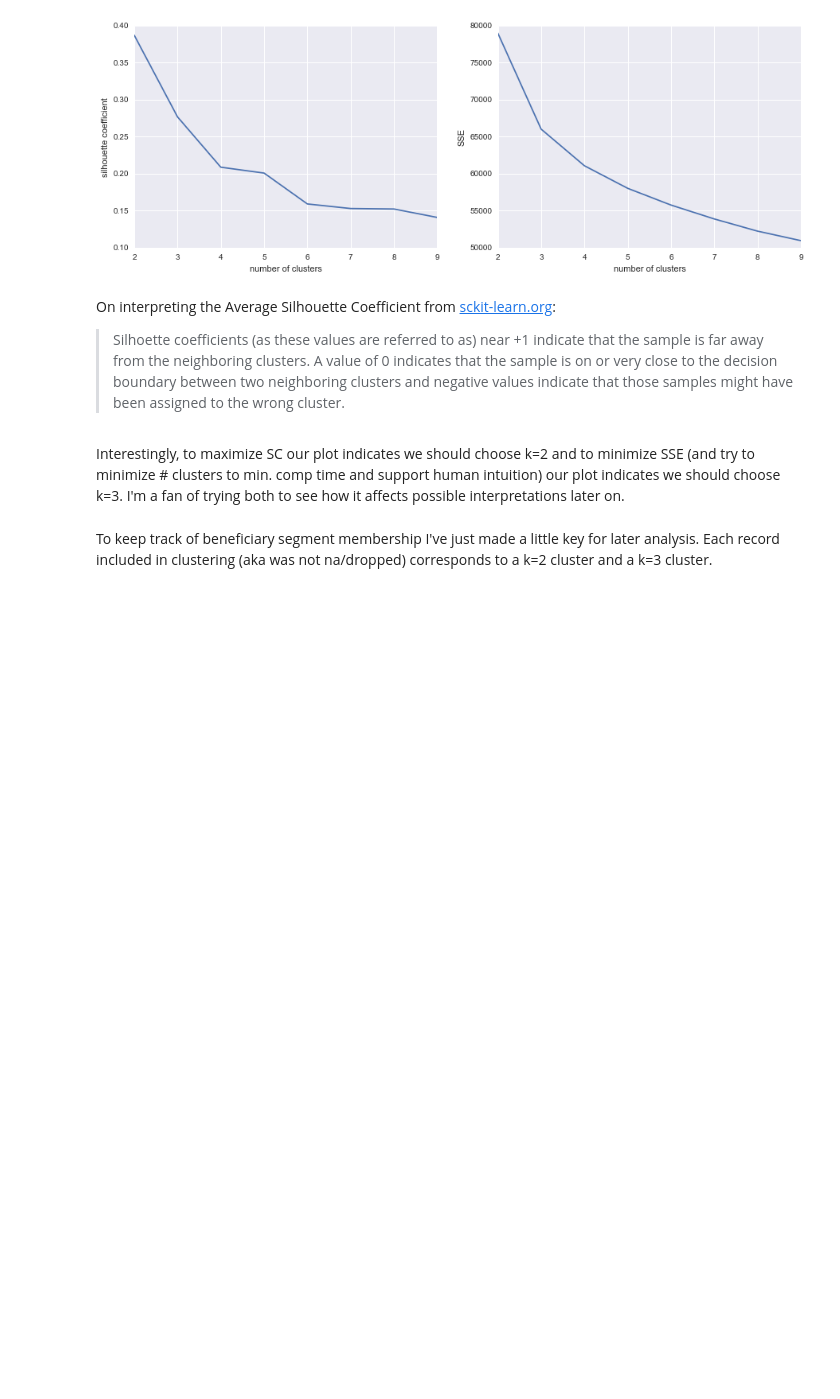
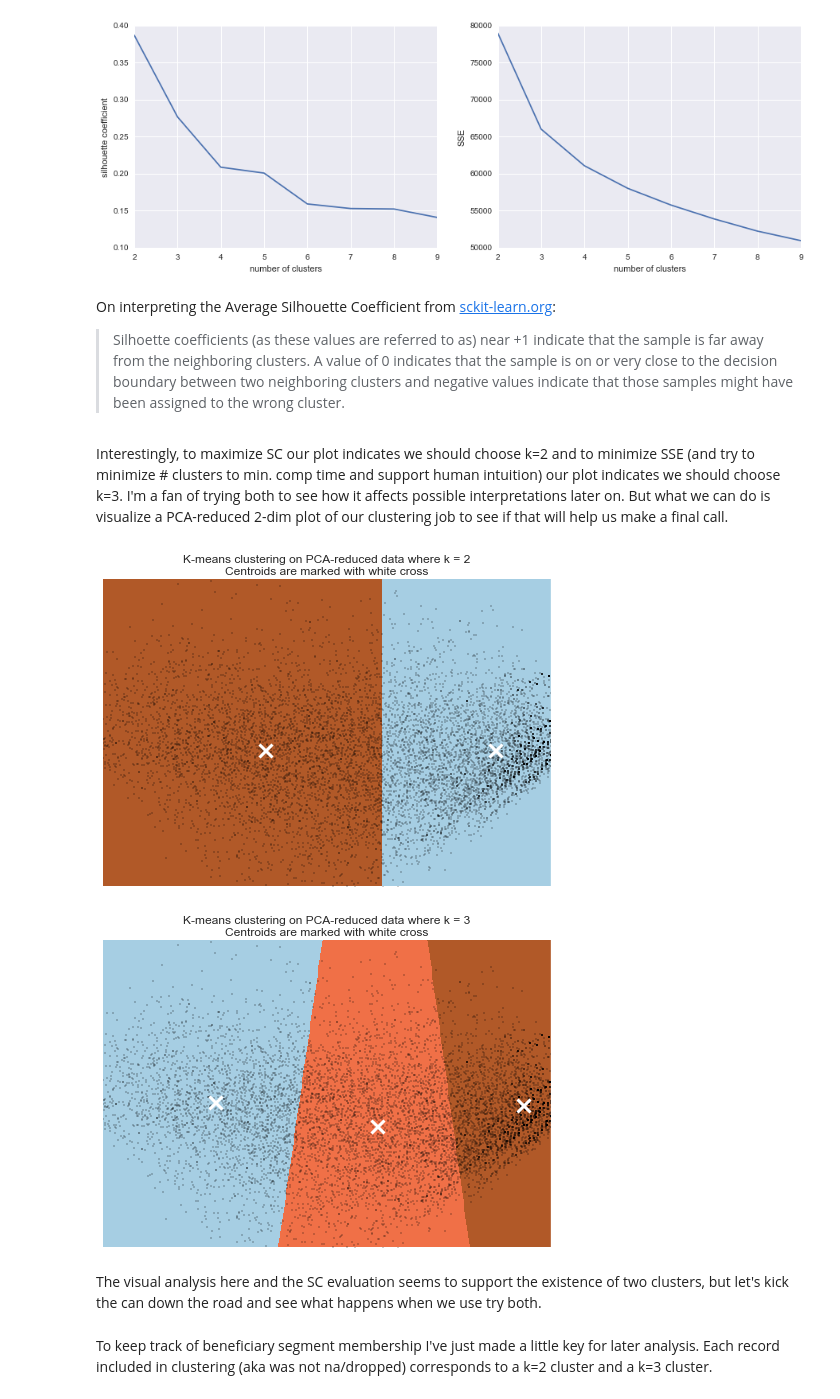
Before and after one commit to cesleem/DAT_SF_14, a Jupyter notebook: project/Cluster Analysis.ipynb, the cells around one changed output. Drawn from its saved outputs; the diff is of its cells as text; code cells hidden in the pictures; blank space fills up the shorter version.

Commit message:
added PCA-reduced KMeans viz for comparing k=2,3

```diff
--- a/project/Cluster Analysis.ipynb
+++ b/project/Cluster Analysis.ipynb
@@ -120,4 +120,4 @@ ax2.set_ylabel('SSE');
 On interpreting the Average Silhouette Coefficient from [sckit-learn.org](http://scikit-learn.org/stable/auto_examples/cluster/plot_kmeans_silhouette_analysis.html):
 > Silhoette coefficients (as these values are referred to as) near +1 indicate that the sample is far away from the neighboring clusters. A value of 0 indicates that the sample is on or very close to the decision boundary between two neighboring clusters and negative values indicate that those samples might have been assigned to the wrong cluster.
 # %% [markdown]
-Interestingly, to maximize SC our plot indicates we should choose k=2 and to minimize SSE (and try to minimize # clusters to min. comp time and support human intuition) our plot indicates we should choose k=3.  I'm a fan of trying both to see how it affects possible interpretations later on.
+Interestingly, to maximize SC our plot indicates we should choose k=2 and to minimize SSE (and try to minimize # clusters to min. comp time and support human intuition) our plot indicates we should choose k=3.  I'm a fan of trying both to see how it affects possible interpretations later on.  But what we can do is visualize a PCA-reduced 2-dim plot of our clustering job to see if that will help us make a final call.
@@ -124,3 +162,17 @@ Interestingly, to maximize SC our plot indicates we should choose k=2 and to min
+# %%
+#@Ceslee: fix graph to plot both ax1 and ax2 not two of the first one.
+# Visualize the results on PCA-reduced data
+from sklearn.decomposition import PCA
+
+reduced_data = PCA(n_components=2).fit_transform(km_X)
+
+ax1 = show_kmeans_plot(1, 2, kmeans, reduced_data)
+ax2 = show_kmeans_plot(2, 3, kmeans, reduced_data)
+# %% [output]
+[figure, added]
+[figure, added]
+# %% [markdown]
+The visual analysis here and the SC evaluation seems to support the existence of two clusters, but let's kick the can down the road and see what happens when we use try both.
 # %%
 cols = {}
 
```
Also changed, not shown: parts of 1 cell of this notebook.
